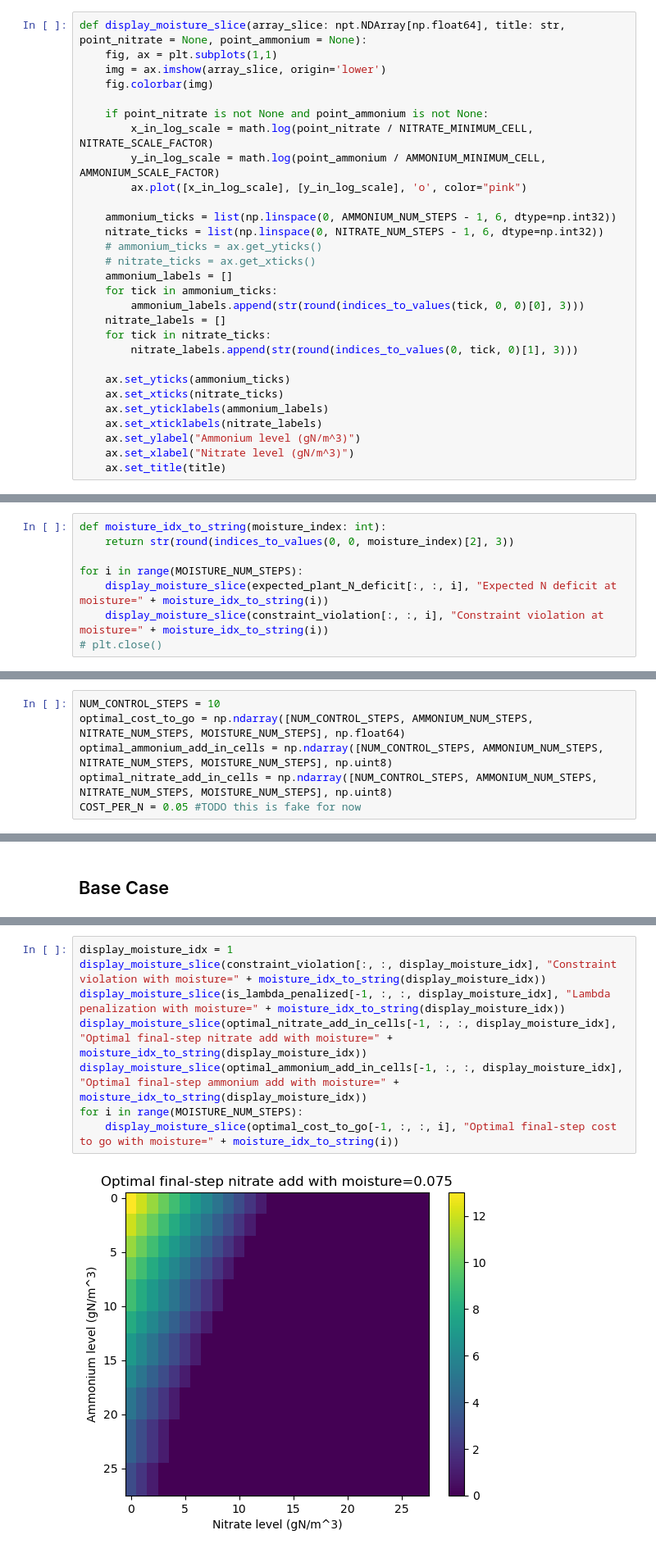
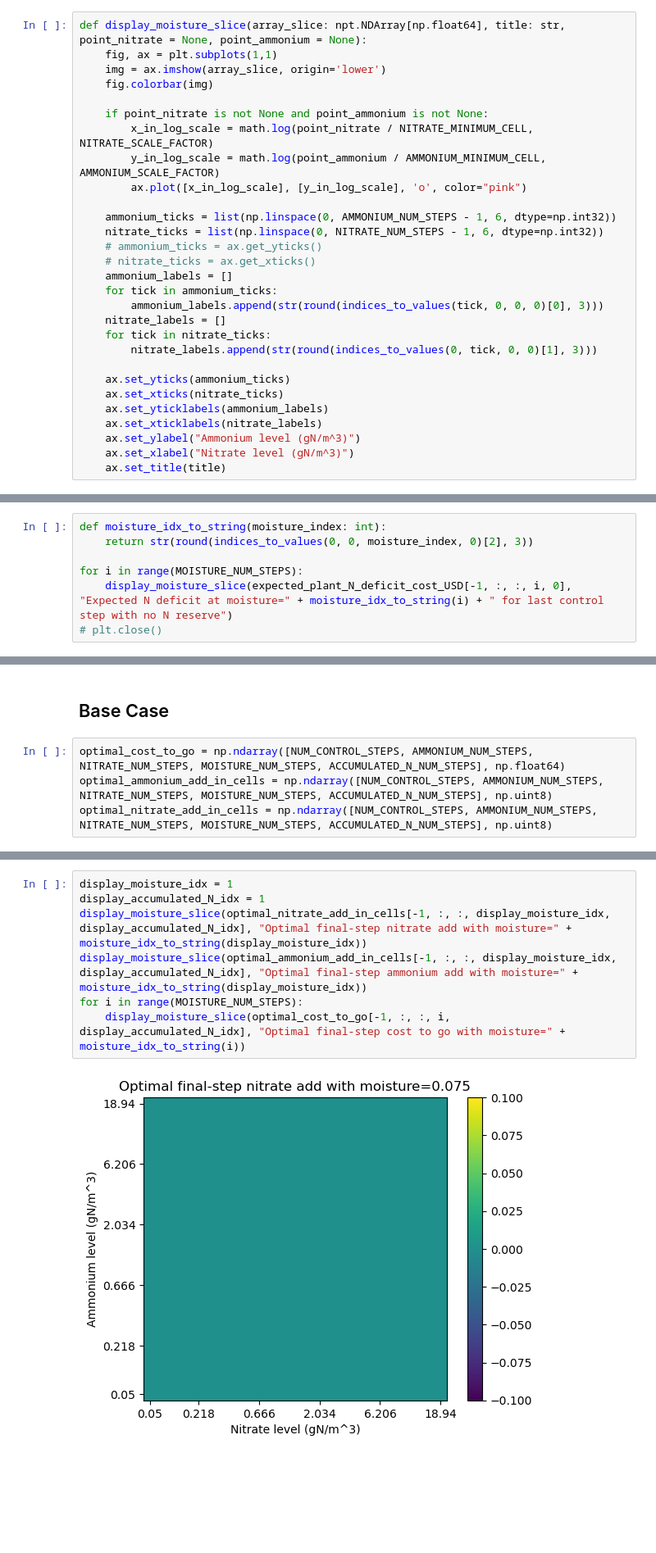
Before and after one commit to ryegleason/Optimal-Crop-Control, a Jupyter notebook: DPController.ipynb, the cells around one changed output, grey strips where cells are left out. Shown at 82% size. Saved outputs shown, nothing was run; the diff lists cells and outputs as text; blank space fills up the shorter version.

```diff
--- a/DPController.ipynb
+++ b/DPController.ipynb
@@ -397,10 +449,10 @@ def display_moisture_slice(array_slice: npt.NDArray[np.float64], title: str, poi
     # nitrate_ticks = ax.get_xticks()
     ammonium_labels = []
     for tick in ammonium_ticks:
-        ammonium_labels.append(str(round(indices_to_values(tick, 0, 0)[0], 3)))
+        ammonium_labels.append(str(round(indices_to_values(tick, 0, 0, 0)[0], 3)))
     nitrate_labels = []
     for tick in nitrate_ticks:
-        nitrate_labels.append(str(round(indices_to_values(0, tick, 0)[1], 3)))
+        nitrate_labels.append(str(round(indices_to_values(0, tick, 0, 0)[1], 3)))
 
     ax.set_yticks(ammonium_ticks)
     ax.set_xticks(nitrate_ticks)
@@ -433,9 +498,8 @@ plt.ylabel("Nitrate " + str(CONTROL_TIMESTEP_DAYS) + " days later")
 # %%
 def moisture_idx_to_string(moisture_index: int):
-    return str(round(indices_to_values(0, 0, moisture_index)[2], 3))
+    return str(round(indices_to_values(0, 0, moisture_index, 0)[2], 3))
 
 for i in range(MOISTURE_NUM_STEPS):
-    display_moisture_slice(expected_plant_N_deficit[:, :, i], "Expected N deficit at moisture=" + moisture_idx_to_string(i))
-    display_moisture_slice(constraint_violation[:, :, i], "Constraint violation at moisture=" + moisture_idx_to_string(i))
+    display_moisture_slice(expected_plant_N_deficit_cost_USD[-1, :, :, i, 0], "Expected N deficit at moisture=" + moisture_idx_to_string(i) + " for last control step with no N reserve")
 # plt.close()
 # %% [output]
@@ -455,9 +519,3 @@ for i in range(MOISTURE_NUM_STEPS):
-# %%
-NUM_CONTROL_STEPS = 10
-optimal_cost_to_go = np.ndarray([NUM_CONTROL_STEPS, AMMONIUM_NUM_STEPS, NITRATE_NUM_STEPS, MOISTURE_NUM_STEPS], np.float64)
-optimal_ammonium_add_in_cells = np.ndarray([NUM_CONTROL_STEPS, AMMONIUM_NUM_STEPS, NITRATE_NUM_STEPS, MOISTURE_NUM_STEPS], np.uint8)
-optimal_nitrate_add_in_cells = np.ndarray([NUM_CONTROL_STEPS, AMMONIUM_NUM_STEPS, NITRATE_NUM_STEPS, MOISTURE_NUM_STEPS], np.uint8)
-COST_PER_N = 0.05 #TODO this is fake for now
 # %%
 #TODO irrigation?
 def find_optimal_cost_and_input(cost_to_go_from_cell_without_fertilizer: npt.NDArray[np.float64], output_cost_to_go: npt.NDArray[np.float64], output_ammonium_add_cells: npt.NDArray[np.uint8], output_nitrate_add_cells: npt.NDArray[np.uint8]):
@@ -483,3 +542,7 @@ def find_optimal_cost_and_input(cost_to_go_from_cell_without_fertilizer: npt.NDA
 # %% [markdown]
 ## Base Case
+# %%
+optimal_cost_to_go = np.ndarray([NUM_CONTROL_STEPS, AMMONIUM_NUM_STEPS, NITRATE_NUM_STEPS, MOISTURE_NUM_STEPS, ACCUMULATED_N_NUM_STEPS], np.float64)
+optimal_ammonium_add_in_cells = np.ndarray([NUM_CONTROL_STEPS, AMMONIUM_NUM_STEPS, NITRATE_NUM_STEPS, MOISTURE_NUM_STEPS, ACCUMULATED_N_NUM_STEPS], np.uint8)
+optimal_nitrate_add_in_cells = np.ndarray([NUM_CONTROL_STEPS, AMMONIUM_NUM_STEPS, NITRATE_NUM_STEPS, MOISTURE_NUM_STEPS, ACCUMULATED_N_NUM_STEPS], np.uint8)
 # %%
@@ -487,10 +550,9 @@ find_optimal_cost_and_input(expected_plant_N_deficit, optimal_cost_to_go[-1], op
 # %%
 display_moisture_idx = 1
-display_moisture_slice(constraint_violation[:, :, display_moisture_idx], "Constraint violation with moisture=" + moisture_idx_to_string(display_moisture_idx))
-display_moisture_slice(is_lambda_penalized[-1, :, :, display_moisture_idx], "Lambda penalization with moisture=" + moisture_idx_to_string(display_moisture_idx))
-display_moisture_slice(optimal_nitrate_add_in_cells[-1, :, :, display_moisture_idx], "Optimal final-step nitrate add with moisture=" + moisture_idx_to_string(display_moisture_idx))
-display_moisture_slice(optimal_ammonium_add_in_cells[-1, :, :, display_moisture_idx], "Optimal final-step ammonium add with moisture=" + moisture_idx_to_string(display_moisture_idx))
+display_accumulated_N_idx = 1
+display_moisture_slice(optimal_nitrate_add_in_cells[-1, :, :, display_moisture_idx, display_accumulated_N_idx], "Optimal final-step nitrate add with moisture=" + moisture_idx_to_string(display_moisture_idx))
+display_moisture_slice(optimal_ammonium_add_in_cells[-1, :, :, display_moisture_idx, display_accumulated_N_idx], "Optimal final-step ammonium add with moisture=" + moisture_idx_to_string(display_moisture_idx))
 for i in range(MOISTURE_NUM_STEPS):
-    display_moisture_slice(optimal_cost_to_go[-1, :, :, i], "Optimal final-step cost to go with moisture=" + moisture_idx_to_string(i))
+    display_moisture_slice(optimal_cost_to_go[-1, :, :, i, display_accumulated_N_idx], "Optimal final-step cost to go with moisture=" + moisture_idx_to_string(i))
 # %% [output]
-[figure, old version]
+[figure, new version]
```
Also changed, not shown: parts of 30 cells of this notebook, 3 other files.
